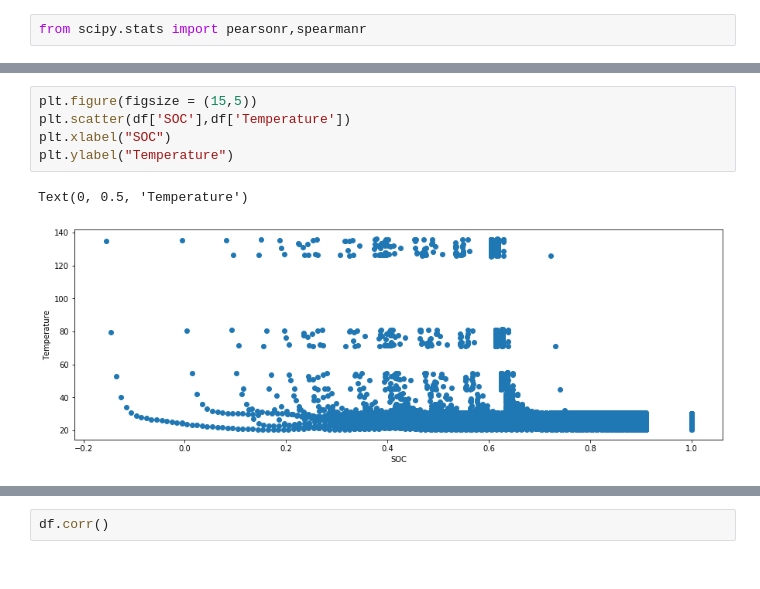
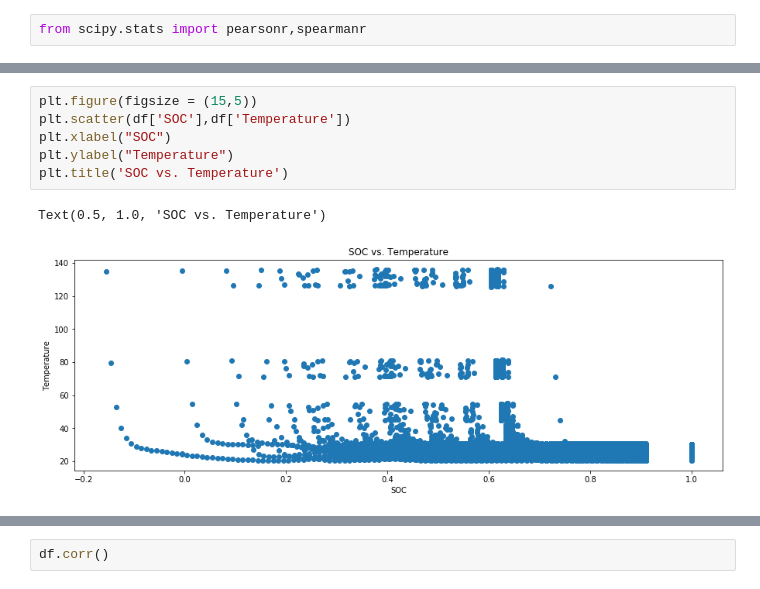
Before and after one commit to Gagan-RA/Data-Analysis, a Jupyter notebook: EDA _Battery/EDA.ipynb, the cells around one changed output, grey strips where cells are left out. Drawn from its saved outputs; the diff is of its cells as text.

```diff
--- a/EDA _Battery/EDA.ipynb
+++ b/EDA _Battery/EDA.ipynb
@@ -121,8 +141,9 @@ Spearman's coeff :-1.000
 # %%
 plt.figure(figsize = (15,5))
 plt.scatter(df['SOC'],df['Temperature'])
 plt.xlabel("SOC")
 plt.ylabel("Temperature")
+plt.title('SOC vs. Temperature')
 # %% [output]
-Text(0, 0.5, 'Temperature')
+Text(0.5, 1.0, 'SOC vs. Temperature')
-[figure, old version]
+[figure, new version]
```
Also changed, not shown: parts of 16 cells of this notebook.
